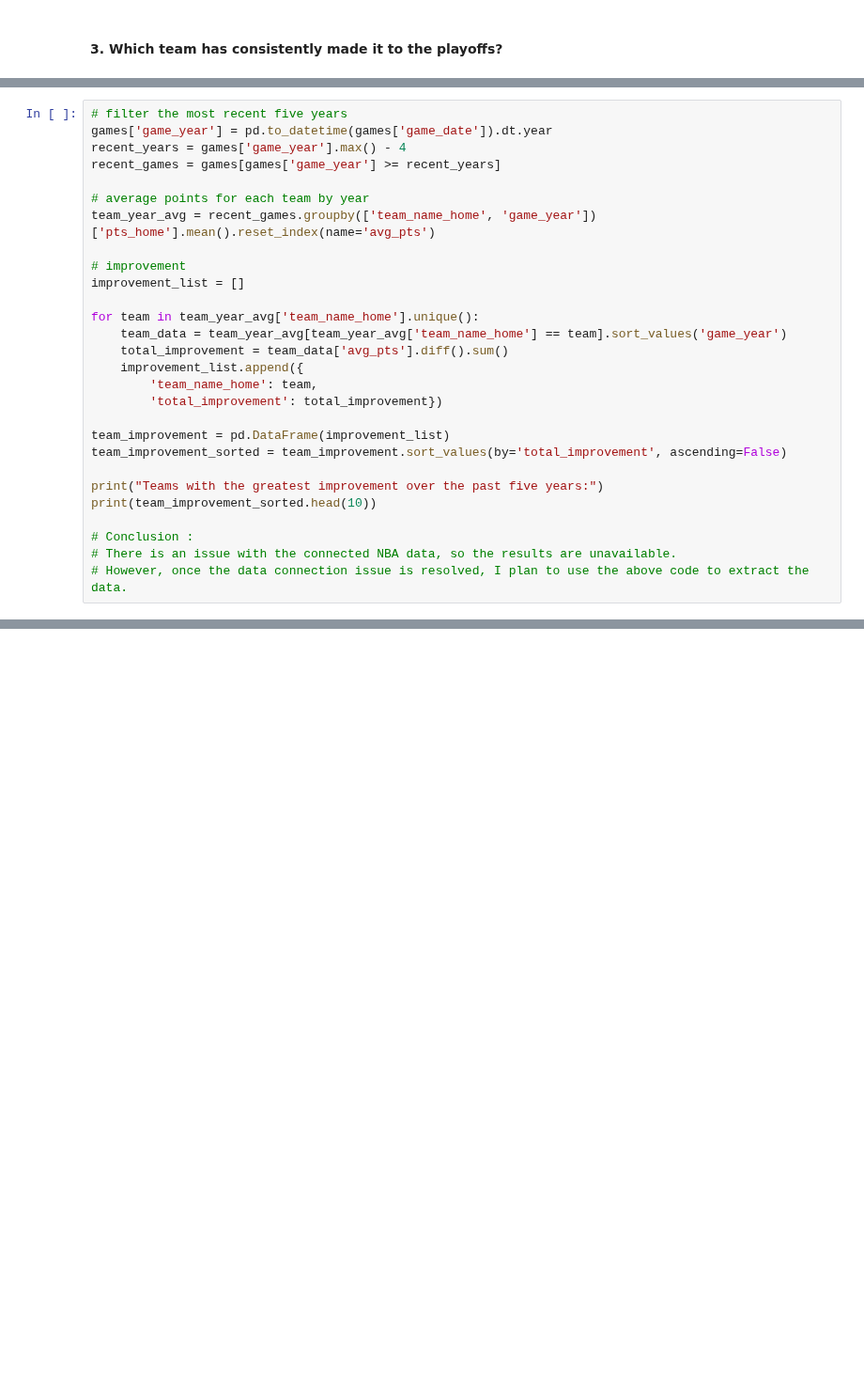
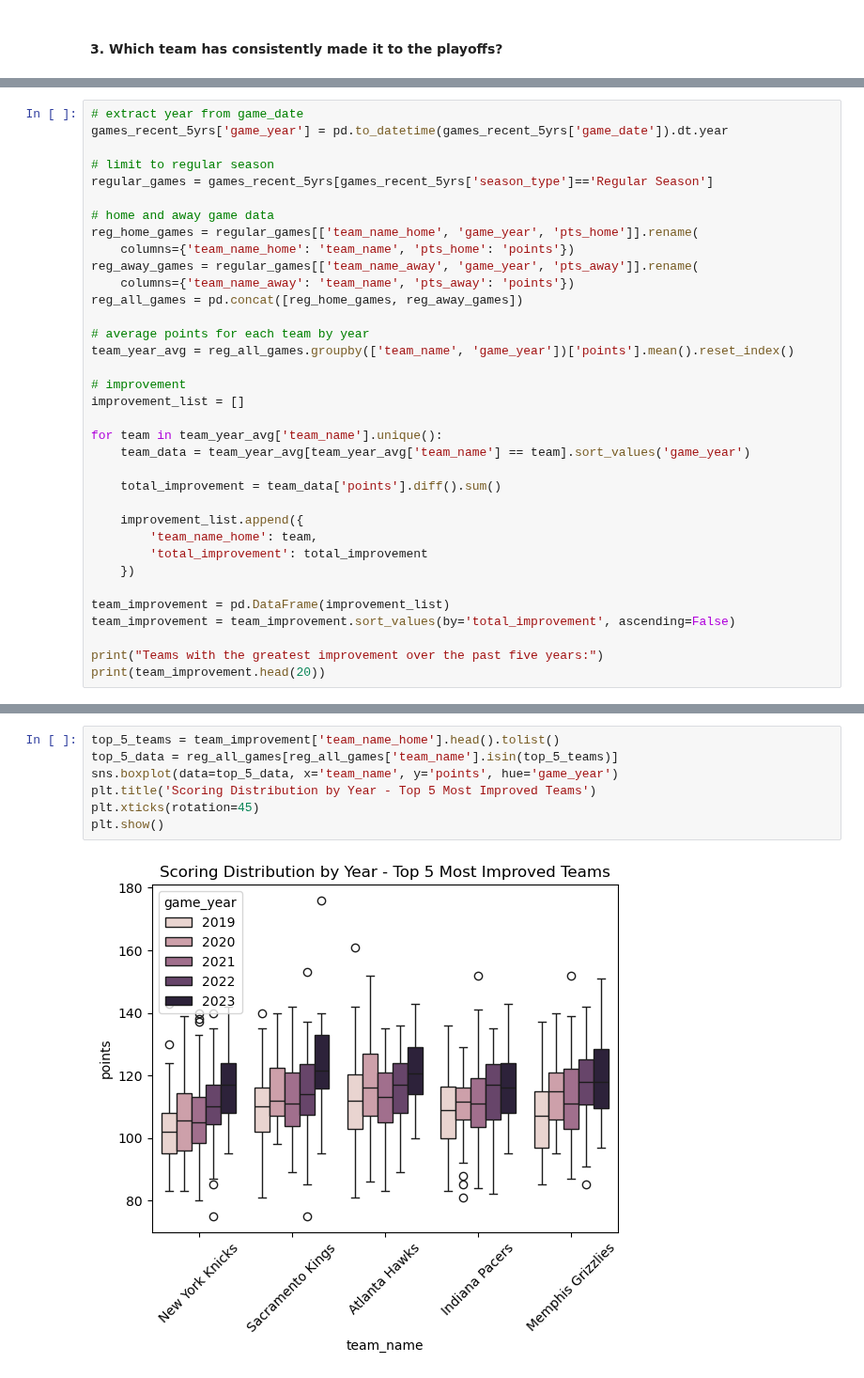
Before and after one commit to thezachdrake/UMD-INST627-Fall2024, a Jupyter notebook: notebooks/kim_revised.ipynb, the cells around one changed output, grey strips where cells are left out. Shown at 94% size. Cells and saved outputs as stored; diff of their text form; blank space fills up the shorter version.

```diff
--- a/notebooks/kim_revised.ipynb
+++ b/notebooks/kim_revised.ipynb
@@ -379,31 +568,38 @@ Average turnovers for away team in losing games: nan
 # %%
-# filter the most recent five years
-games['game_year'] = pd.to_datetime(games['game_date']).dt.year
-recent_years = games['game_year'].max() - 4
-recent_games = games[games['game_year'] >= recent_years]
+# extract year from game_date
+games_recent_5yrs['game_year'] = pd.to_datetime(games_recent_5yrs['game_date']).dt.year
+
+# limit to regular season
+regular_games = games_recent_5yrs[games_recent_5yrs['season_type']=='Regular Season']
+
+# home and away game data
+reg_home_games = regular_games[['team_name_home', 'game_year', 'pts_home']].rename(
+    columns={'team_name_home': 'team_name', 'pts_home': 'points'})
+reg_away_games = regular_games[['team_name_away', 'game_year', 'pts_away']].rename(
+    columns={'team_name_away': 'team_name', 'pts_away': 'points'})
+reg_all_games = pd.concat([reg_home_games, reg_away_games])
 
 # average points for each team by year
-team_year_avg = recent_games.groupby(['team_name_home', 'game_year'])['pts_home'].mean().reset_index(name='avg_pts')
+team_year_avg = reg_all_games.groupby(['team_name', 'game_year'])['points'].mean().reset_index()
 
 # improvement
 improvement_list = []
 
-for team in team_year_avg['team_name_home'].unique():
-    team_data = team_year_avg[team_year_avg['team_name_home'] == team].sort_values('game_year')
-    total_improvement = team_data['avg_pts'].diff().sum()
+for team in team_year_avg['team_name'].unique():
+    team_data = team_year_avg[team_year_avg['team_name'] == team].sort_values('game_year')
+
+    total_improvement = team_data['points'].diff().sum()
+
     improvement_list.append({
         'team_name_home': team,
-        'total_improvement': total_improvement})
+        'total_improvement': total_improvement
+    })
 
 team_improvement = pd.DataFrame(improvement_list)
-team_improvement_sorted = team_improvement.sort_values(by='total_improvement', ascending=False)
+team_improvement = team_improvement.sort_values(by='total_improvement', ascending=False)
 
 print("Teams with the greatest improvement over the past five years:")
-print(team_improvement_sorted.head(10))
-
-# Conclusion :
-# There is an issue with the connected NBA data, so the results are unavailable.
-# However, once the data connection issue is resolved, I plan to use the above code to extract the data.
+print(team_improvement.head(20))
 # %% [output]
 Teams with the greatest improvement over the past five years:
             team_name_home  total_improvement
@@ -419,0 +625,9 @@ Teams with the greatest improvement over the past five years:
+# %%
+top_5_teams = team_improvement['team_name_home'].head().tolist()
+top_5_data = reg_all_games[reg_all_games['team_name'].isin(top_5_teams)]
+sns.boxplot(data=top_5_data, x='team_name', y='points', hue='game_year')
+plt.title('Scoring Distribution by Year - Top 5 Most Improved Teams')
+plt.xticks(rotation=45)
+plt.show()
+# %% [output]
+[figure, added]
```
Also changed, not shown: parts of 46 cells of this notebook.
